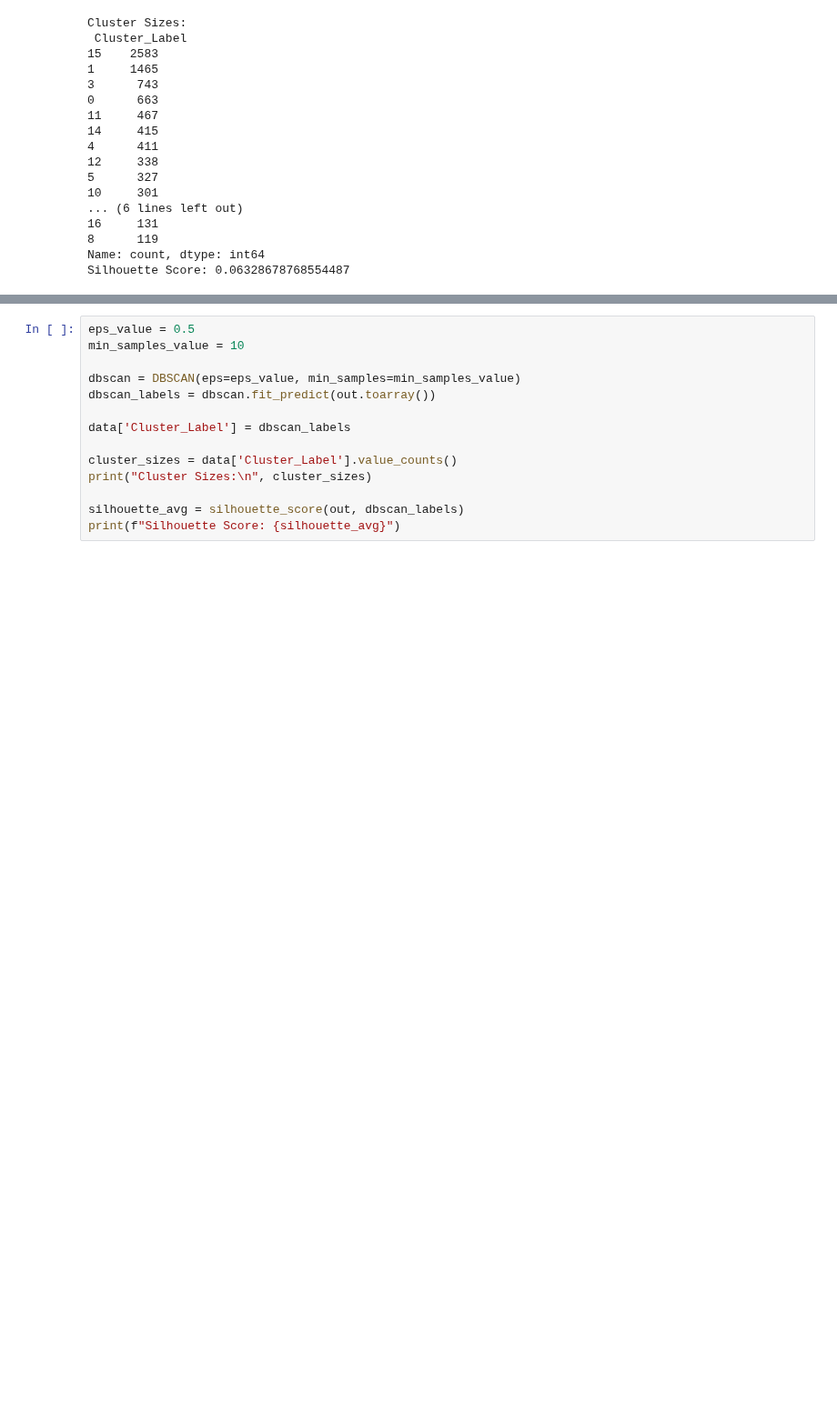
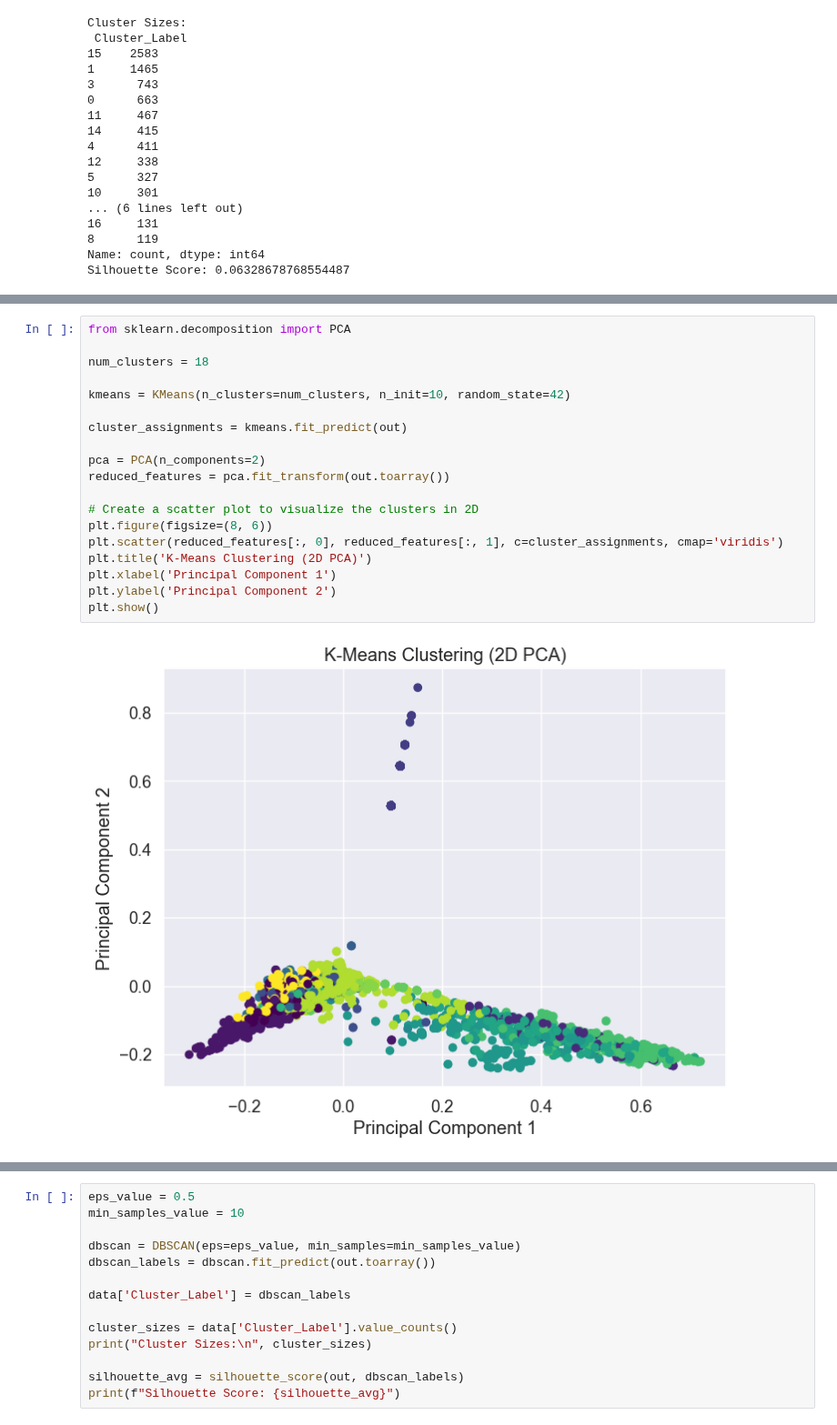
Before and after one commit to Mr-Chang95/Spam-Classification-with-KMeans-Clustering, a Jupyter notebook: project_draft.ipynb, the cells around one changed output, grey strips where cells are left out. Shown at 91% size. Drawn from its saved outputs; the diff is of its cells as text; blank space fills up the shorter version.

Commit message:
Add analysis plot to clustering section

```diff
--- a/project_draft.ipynb
+++ b/project_draft.ipynb
@@ -316,0 +328,21 @@ Silhouette Score: 0.06328678768554487
+# %%
+from sklearn.decomposition import PCA
+
+num_clusters = 18
+
+kmeans = KMeans(n_clusters=num_clusters, n_init=10, random_state=42)
+
+cluster_assignments = kmeans.fit_predict(out)
+
+pca = PCA(n_components=2)
+reduced_features = pca.fit_transform(out.toarray())
+
+# Create a scatter plot to visualize the clusters in 2D
+plt.figure(figsize=(8, 6))
+plt.scatter(reduced_features[:, 0], reduced_features[:, 1], c=cluster_assignments, cmap='viridis')
+plt.title('K-Means Clustering (2D PCA)')
+plt.xlabel('Principal Component 1')
+plt.ylabel('Principal Component 2')
+plt.show()
+# %% [output]
+[figure, added]
```
Also changed, not shown: parts of 10 cells of this notebook.
